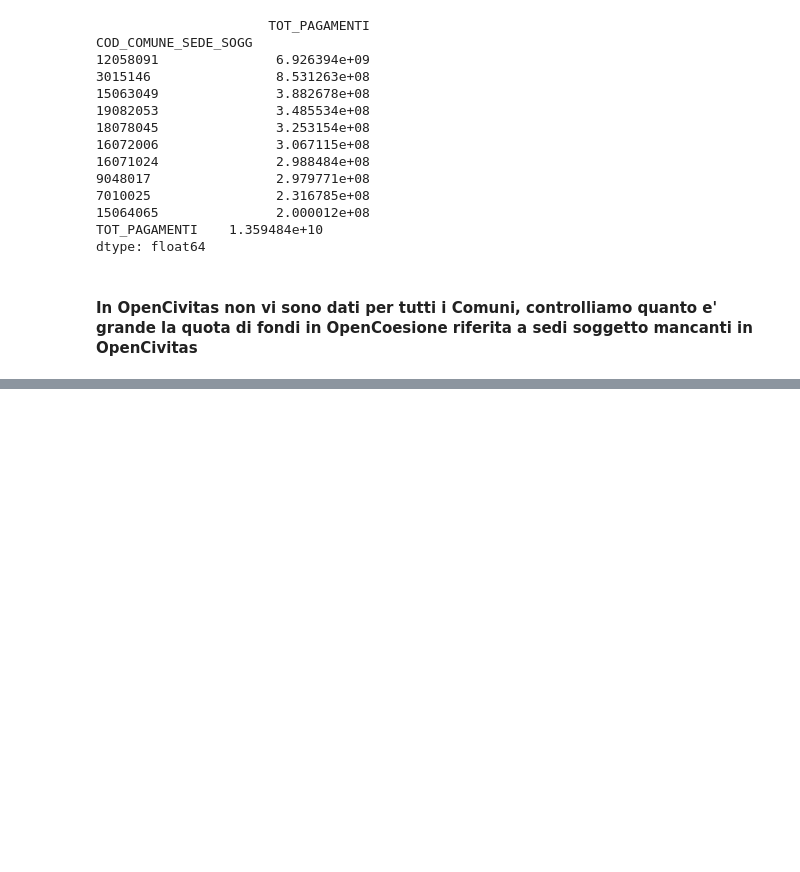
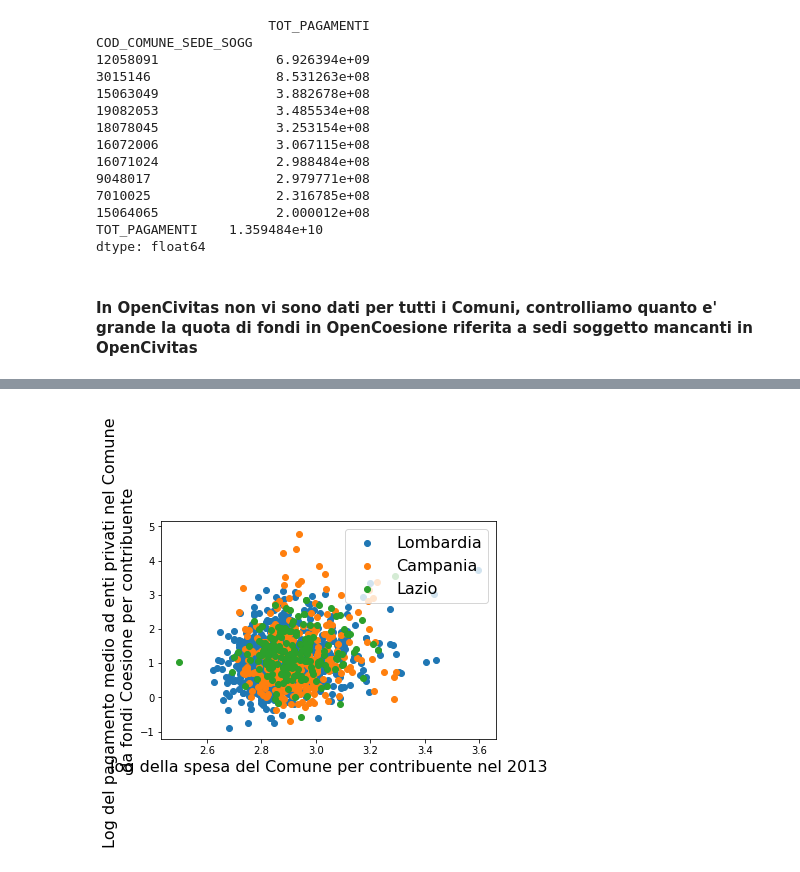
Before and after one commit to davideveronese/daf-data-science, a Jupyter notebook: opencoesione/Comune-based data.ipynb, the cells around one changed output, grey strips where cells are left out. Saved outputs shown, nothing was run; the diff lists cells and outputs as text; code cells hidden in the pictures; blank space fills up the shorter version.

```diff
--- a/opencoesione/Comune-based data.ipynb
+++ b/opencoesione/Comune-based data.ipynb
@@ -143,0 +122,12 @@ soggettiLuoghi[bDodgyData].DESCR_FORMA_GIURIDICA_SOGG.unique()
+# %%
+data = unioneComuniSoggetti[b2013]
+for regCode in ['03','15','12']:
+    data = unioneComuniSoggetti[b2013 & unioneComuniSoggetti['Codice regione'].isin([regCode])]
+    plt.scatter(np.log10(data['SPESA_CCC_tot']/data['Numero contribuenti']),
+                np.log10(data['TOT_PAGAMENTI']/data['Numero contribuenti']))#c=data['Codice regione'].astype(int)
+plt.xlabel('log della spesa del Comune per contribuente nel 2013', size=16)
+plt.ylabel('Log del pagamento medio ad enti privati nel Comune \n da fondi Coesione per contribuente ', size=16)
+plt.legend(['Lombardia', 'Campania', 'Lazio'], fontsize=16)
+plt.show()
+# %% [output]
+[figure, added]
```
Also changed, not shown: parts of 11 cells of this notebook.
